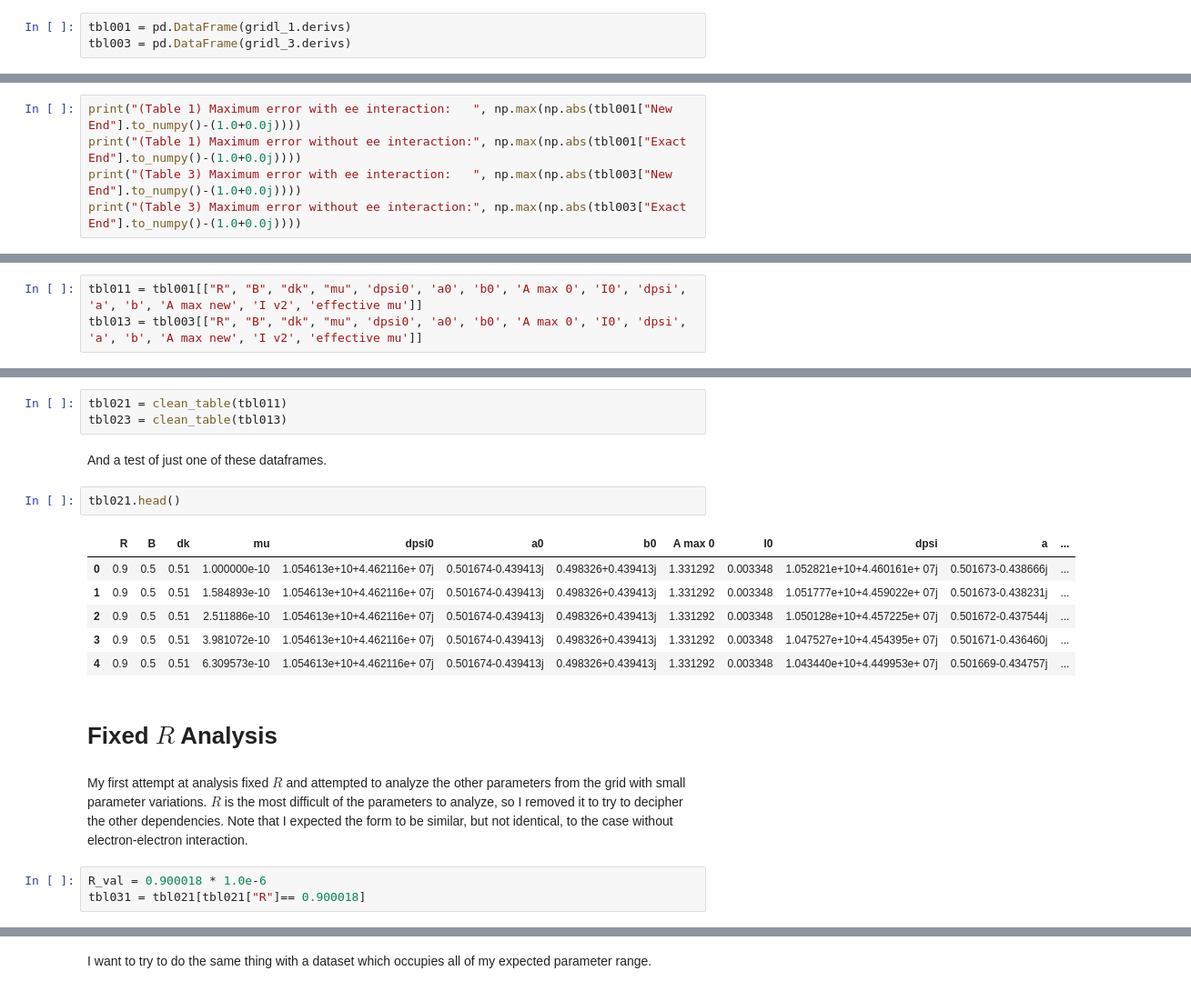
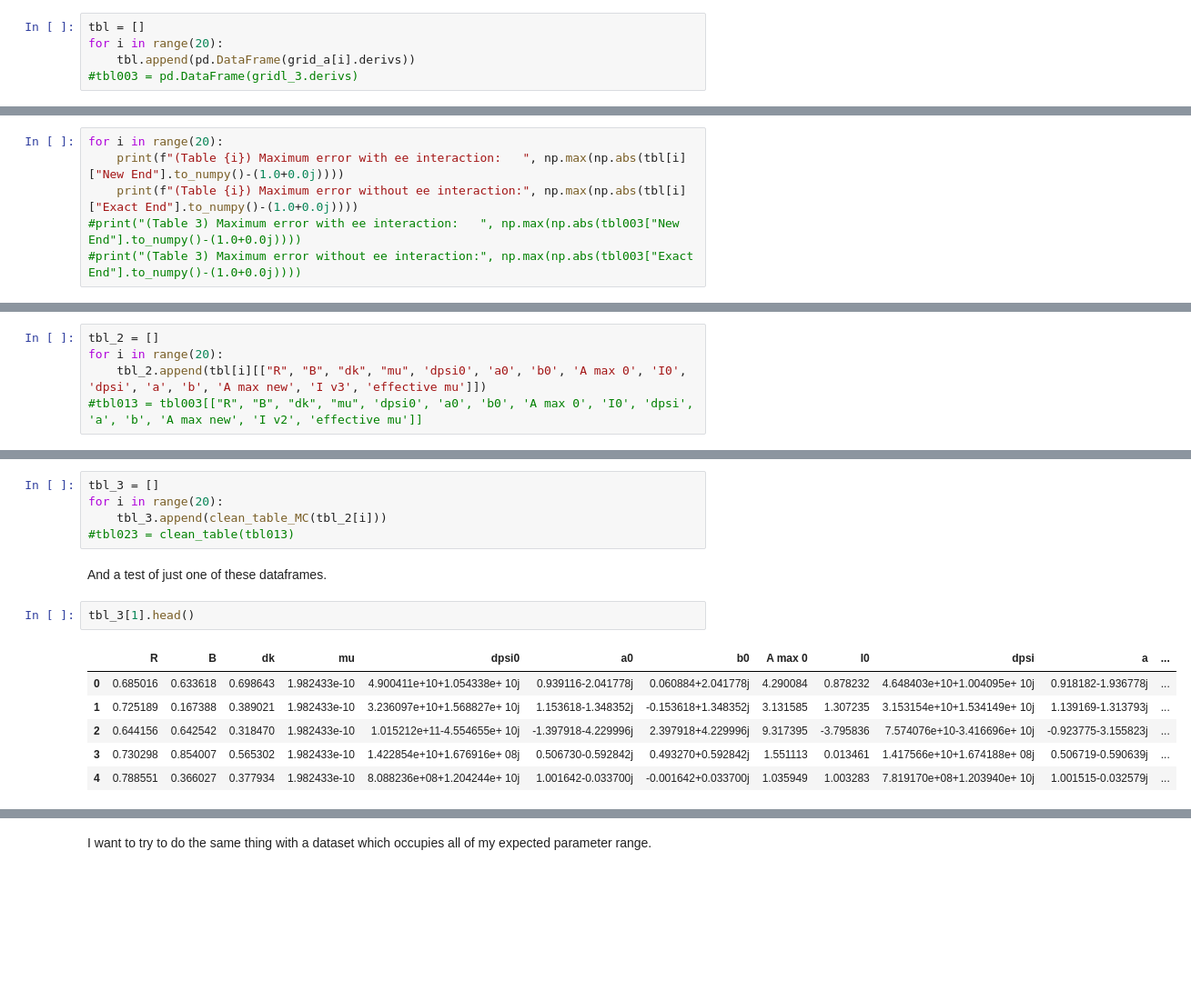
Before and after one commit to BethGould/2024-2025_Thesis, a Jupyter notebook: Active/Notebook_mu_vs_I.ipynb, the cells around one changed output, grey strips where cells are left out. Shown at 91% size. Saved outputs shown, nothing was run; the diff lists cells and outputs as text; blank space fills up the shorter version.

```diff
--- a/Active/Notebook_mu_vs_I.ipynb
+++ b/Active/Notebook_mu_vs_I.ipynb
@@ -93,7 +100,9 @@ First, load the tables from my objects into pandas dataframes. The data has been
 
 Tables below can be commented or uncommented as needed.
 # %%
-tbl001 = pd.DataFrame(gridl_1.derivs)
-tbl003 = pd.DataFrame(gridl_3.derivs)
+tbl = []
+for i in range(20):
+    tbl.append(pd.DataFrame(grid_a[i].derivs))
+#tbl003 = pd.DataFrame(gridl_3.derivs)
 # %% [markdown]
 I will also need to get the values of my parameters for grid analyses, so that I can easily select all points with the same value of the given parameter. We also will pull $k  = k_{Fermi, Au}$ and $A = \psi(0) = 1$.
@@ -114,8 +123,9 @@ A_val = tbl003["A"].unique()[0]
 # %% [markdown]
 Lets now check to see that the solutions we are given produce the correct final value of $\psi(2\pi R)$ according to our models for $k_j$ and $M_j$. The values for "New End" and "Exact End" on our table are the values for $\psi(2\pi R)$ for our nonlinear and linear solutions, respectively. The have been calculated from our model of $\psi(x)$, for said solution. They have not been calculated with the IVP solver, as the error would make such results meaningless.
 # %%
-print("(Table 1) Maximum error with ee interaction:   ", np.max(np.abs(tbl001["New End"].to_numpy()-(1.0+0.0j))))
-print("(Table 1) Maximum error without ee interaction:", np.max(np.abs(tbl001["Exact End"].to_numpy()-(1.0+0.0j))))
-print("(Table 3) Maximum error with ee interaction:   ", np.max(np.abs(tbl003["New End"].to_numpy()-(1.0+0.0j))))
-print("(Table 3) Maximum error without ee interaction:", np.max(np.abs(tbl003["Exact End"].to_numpy()-(1.0+0.0j))))
+for i in range(20):
+    print(f"(Table {i}) Maximum error with ee interaction:   ", np.max(np.abs(tbl[i]["New End"].to_numpy()-(1.0+0.0j))))
+    print(f"(Table {i}) Maximum error without ee interaction:", np.max(np.abs(tbl[i]["Exact End"].to_numpy()-(1.0+0.0j))))
+#print("(Table 3) Maximum error with ee interaction:   ", np.max(np.abs(tbl003["New End"].to_numpy()-(1.0+0.0j))))
+#print("(Table 3) Maximum error without ee interaction:", np.max(np.abs(tbl003["Exact End"].to_numpy()-(1.0+0.0j))))
 # %% [output]
@@ -134,28 +157,25 @@ with our known $\psi(0)$ and $\psi^\prime(0)$ values. We will thus remove "I v1"
 
 $k$ and $A$ are unnecessary as they are always identical. After I have checked "Exact End" and "New End", they are no longer required. That leaves 4 independent variables and 11 dependent variables. Note that here there is still unnecessary data, but at this point I don't know it is unnecessary.
 # %%
-tbl011 = tbl001[["R", "B", "dk", "mu", 'dpsi0', 'a0', 'b0', 'A max 0', 'I0', 'dpsi', 'a', 'b', 'A max new', 'I v2', 'effective mu']]
-tbl013 = tbl003[["R", "B", "dk", "mu", 'dpsi0', 'a0', 'b0', 'A max 0', 'I0', 'dpsi', 'a', 'b', 'A max new', 'I v2', 'effective mu']]
+tbl_2 = []
+for i in range(20):
+    tbl_2.append(tbl[i][["R", "B", "dk", "mu", 'dpsi0', 'a0', 'b0', 'A max 0', 'I0', 'dpsi', 'a', 'b', 'A max new', 'I v3', 'effective mu']])
+#tbl013 = tbl003[["R", "B", "dk", "mu", 'dpsi0', 'a0', 'b0', 'A max 0', 'I0', 'dpsi', 'a', 'b', 'A max new', 'I v2', 'effective mu']]
 # %% [markdown]
 The next step is to clear the table of all the unneeded high energy solutions, as I need to only keep the lowest energy solution for every set of parameters. The functions to clear out this data are in the table_scripts.py file in my library.
 # %%
-tbl021 = clean_table(tbl011)
-tbl023 = clean_table(tbl013)
+tbl_3 = []
+for i in range(20):
+    tbl_3.append(clean_table_MC(tbl_2[i]))
+#tbl023 = clean_table(tbl013)
 # %% [markdown]
 And a test of just one of these dataframes.
 # %%
-tbl021.head()
+tbl_3[1].head()
 # %% [output]
 |  | R | B | dk | mu | dpsi0 | a0 | b0 | A max 0 | I0 | dpsi | a | ... |
-| 0 | 0.9 | 0.5 | 0.51 | 1.000000e-10 | 1.054613e+10+4.462116e+ 07j | 0.501674-0.439413j | 0.498326+0.439413j | 1.331292 | 0.003348 | 1.052821e+10+4.460161e+ 07j | 0.501673-0.438666j | ... |
-| 1 | 0.9 | 0.5 | 0.51 | 1.584893e-10 | 1.054613e+10+4.462116e+ 07j | 0.501674-0.439413j | 0.498326+0.439413j | 1.331292 | 0.003348 | 1.051777e+10+4.459022e+ 07j | 0.501673-0.438231j | ... |
-| 2 | 0.9 | 0.5 | 0.51 | 2.511886e-10 | 1.054613e+10+4.462116e+ 07j | 0.501674-0.439413j | 0.498326+0.439413j | 1.331292 | 0.003348 | 1.050128e+10+4.457225e+ 07j | 0.501672-0.437544j | ... |
-| 3 | 0.9 | 0.5 | 0.51 | 3.981072e-10 | 1.054613e+10+4.462116e+ 07j | 0.501674-0.439413j | 0.498326+0.439413j | 1.331292 | 0.003348 | 1.047527e+10+4.454395e+ 07j | 0.501671-0.436460j | ... |
-| 4 | 0.9 | 0.5 | 0.51 | 6.309573e-10 | 1.054613e+10+4.462116e+ 07j | 0.501674-0.439413j | 0.498326+0.439413j | 1.331292 | 0.003348 | 1.043440e+10+4.449953e+ 07j | 0.501669-0.434757j | ... |
+| 0 | 0.685016 | 0.633618 | 0.698643 | 1.982433e-10 | 4.900411e+10+1.054338e+ 10j | 0.939116-2.041778j | 0.060884+2.041778j | 4.290084 | 0.878232 | 4.648403e+10+1.004095e+ 10j | 0.918182-1.936778j | ... |
+| 1 | 0.725189 | 0.167388 | 0.389021 | 1.982433e-10 | 3.236097e+10+1.568827e+ 10j | 1.153618-1.348352j | -0.153618+1.348352j | 3.131585 | 1.307235 | 3.153154e+10+1.534149e+ 10j | 1.139169-1.313793j | ... |
+| 2 | 0.644156 | 0.642542 | 0.318470 | 1.982433e-10 | 1.015212e+11-4.554655e+ 10j | -1.397918-4.229996j | 2.397918+4.229996j | 9.317395 | -3.795836 | 7.574076e+10-3.416696e+ 10j | -0.923775-3.155823j | ... |
+| 3 | 0.730298 | 0.854007 | 0.565302 | 1.982433e-10 | 1.422854e+10+1.676916e+ 08j | 0.506730-0.592842j | 0.493270+0.592842j | 1.551113 | 0.013461 | 1.417566e+10+1.674188e+ 08j | 0.506719-0.590639j | ... |
+| 4 | 0.788551 | 0.366027 | 0.377934 | 1.982433e-10 | 8.088236e+08+1.204244e+ 10j | 1.001642-0.033700j | -0.001642+0.033700j | 1.035949 | 1.003283 | 7.819170e+08+1.203940e+ 10j | 1.001515-0.032579j | ... |
-# %% [markdown]
-# Fixed $R$ Analysis
-# %% [markdown]
-My first attempt at analysis fixed $R$ and attempted to analyze the other parameters from the grid with small parameter variations. $R$ is the most difficult of the parameters to analyze, so I removed it to try to decipher the other dependencies. Note that I expected the form to be similar, but not identical, to the case without electron-electron interaction.
-# %%
-R_val = 0.900018 * 1.0e-6
-tbl031 = tbl021[tbl021["R"]== 0.900018]
```
Also changed, not shown: parts of 45 cells of this notebook, 10 other files.
